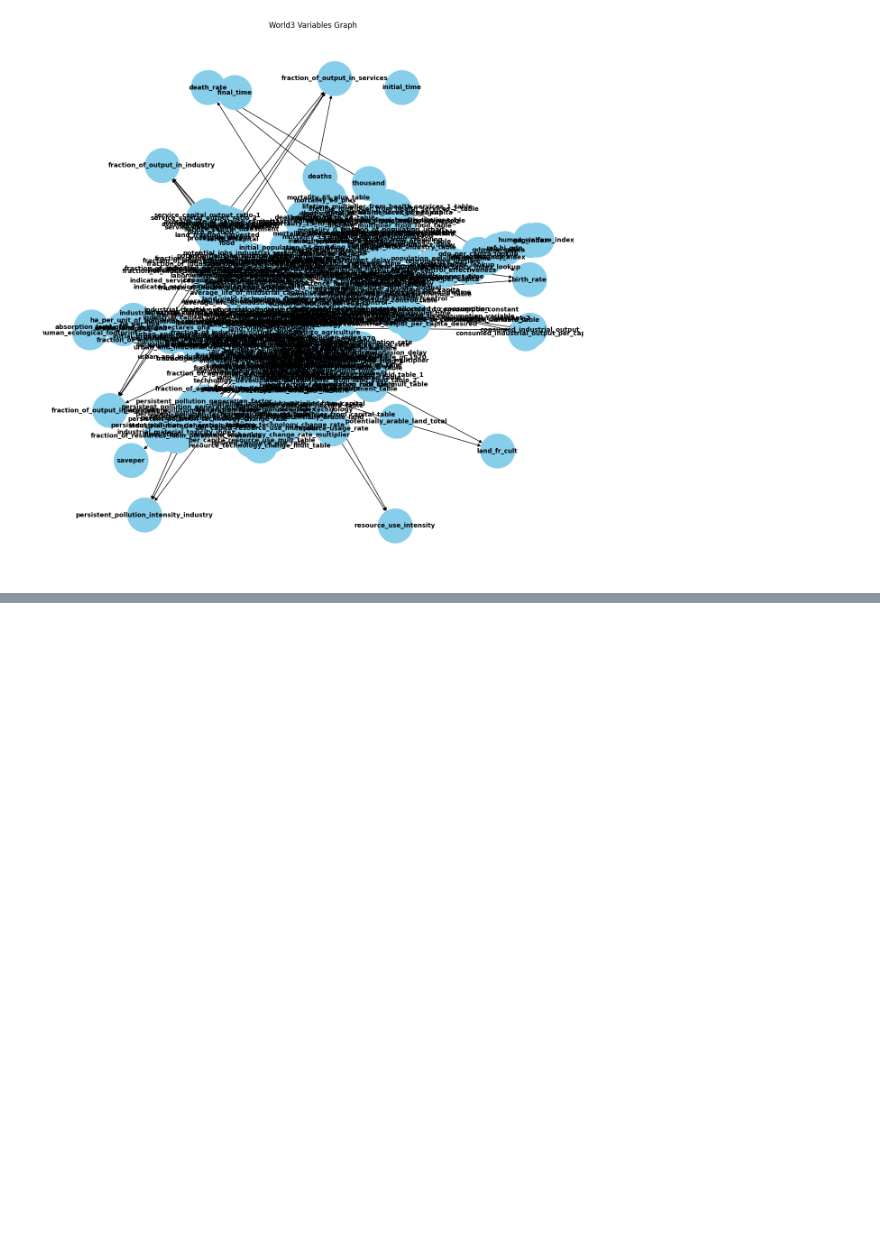
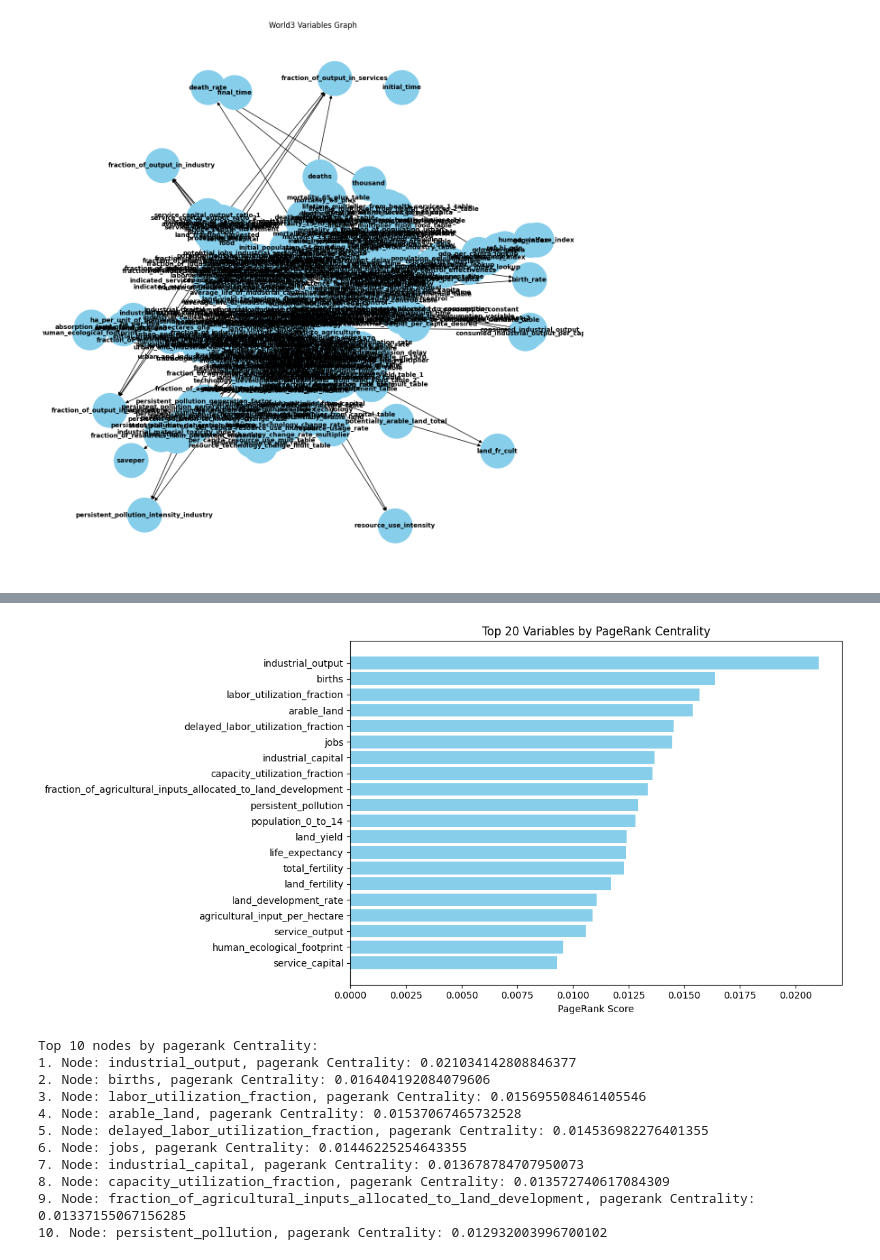
Before and after one commit to TalosSources/CIVIL-534-Project, a Jupyter notebook: project.ipynb, the cells around one changed output, grey strips where cells are left out. Cells and saved outputs as stored; diff of their text form; code cells hidden in the pictures; blank space fills up the shorter version.

```diff
--- a/project.ipynb
+++ b/project.ipynb
@@ -183,5 +216,42 @@ Top 10 nodes by Eigenvector Centrality:
 8. Node: urban_and_industrial_land_required, Eigenvector Centrality: 0.15994157719853397
 9. Node: persistent_pollution_generation_industry, Eigenvector Centrality: 0.15994157719853397
 10. Node: food_per_capita, Eigenvector Centrality: 0.1571779584912618
+# %%
+# pagerank centrality
+pagerank = nx.pagerank(G)
+
+# Take the top 20 nodes with the highest PageRank values
+top20 = sorted(pagerank.items(), key=lambda x: x[1], reverse=True)[:20]
+
+# Extract the variable names and the corresponding PageRank values
+labels, values = zip(*top20)
+
+# Draw the bar chart
+plt.figure(figsize=(12, 6))
+bars = plt.barh(labels, values, color='skyblue')
+plt.xlabel('PageRank Score')
+plt.title('Top 20 Variables by PageRank Centrality')
+plt.gca().invert_yaxis()
+plt.tight_layout()
+plt.show()
+
+# Output the first 10 nodes and their pagerank centrality
+sorted_pagerank = sorted(pagerank.items(), key=lambda x: x[1], reverse=True)
+print("Top 10 nodes by pagerank Centrality:")
+for i, (node, centrality) in enumerate(sorted_pagerank[:10]):
+    print(f'{i+1}. Node: {node}, pagerank Centrality: {centrality}')
+# %% [output]
+[figure, added]
+Top 10 nodes by pagerank Centrality:
+1. Node: industrial_output, pagerank Centrality: 0.021034142808846377
+2. Node: births, pagerank Centrality: 0.016404192084079606
+3. Node: labor_utilization_fraction, pagerank Centrality: 0.015695508461405546
+4. Node: arable_land, pagerank Centrality: 0.01537067465732528
+5. Node: delayed_labor_utilization_fraction, pagerank Centrality: 0.014536982276401355
+6. Node: jobs, pagerank Centrality: 0.01446225254643355
+7. Node: industrial_capital, pagerank Centrality: 0.013678784707950073
+8. Node: capacity_utilization_fraction, pagerank Centrality: 0.013572740617084309
+9. Node: fraction_of_agricultural_inputs_allocated_to_land_development, pagerank Centrality: 0.01337155067156285
+10. Node: persistent_pollution, pagerank Centrality: 0.012932003996700102
 # %%
 closeness = nx.closeness_centrality(G)
```
Also changed, not shown: parts of 5 cells of this notebook.
